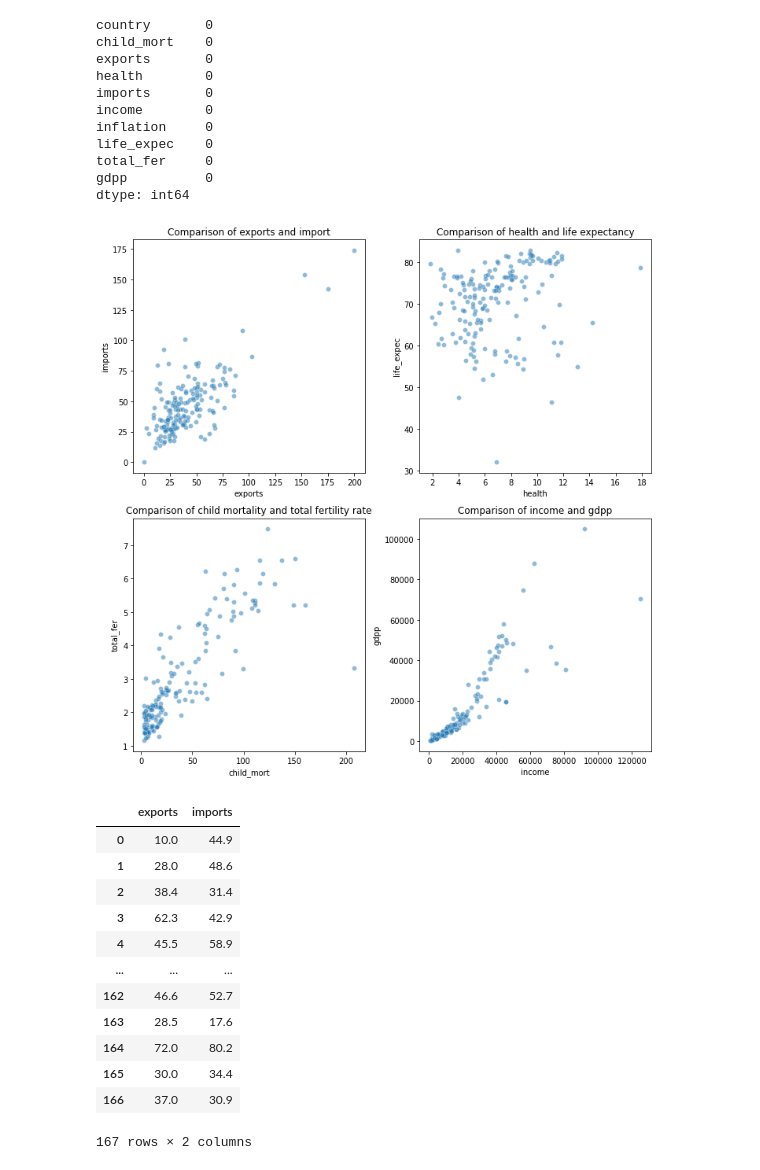
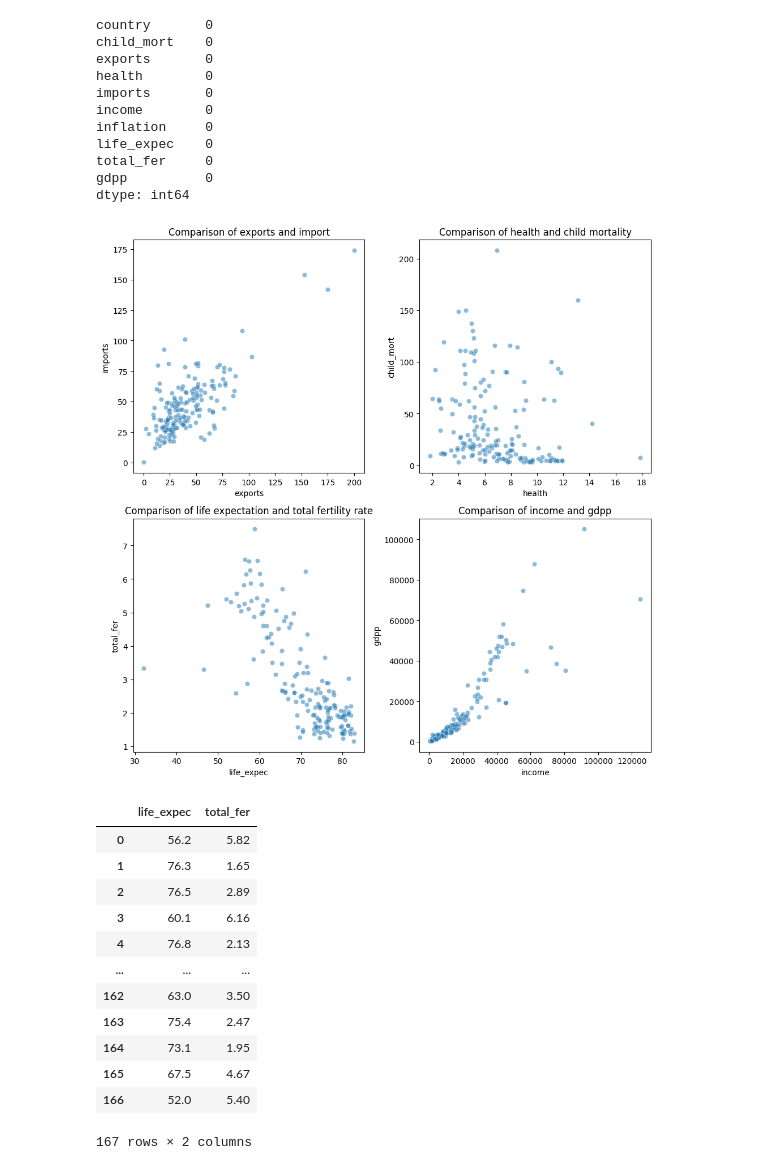
Before and after one commit to sahathat/dataSci, a Jupyter notebook: machineLearning/unsupervised/G7-Country-Datasets.ipynb, the cells around one changed output. Saved outputs shown, nothing was run; the diff lists cells and outputs as text; code cells hidden in the pictures.

```diff
--- a/machineLearning/unsupervised/G7-Country-Datasets.ipynb
+++ b/machineLearning/unsupervised/G7-Country-Datasets.ipynb
@@ -55,51 +55,52 @@ dtype: int64
 # %%
 # analysis salary data in us dollar by using work_year, experience_level, employment_type
 # Import necessary libraries
 import pandas as pd
 import seaborn as sns
 import matplotlib.pyplot as plt
 
 # Load your dataset (replace 'path_to_dataset.csv' with the actual path)
 plot_df = df.copy()
 
 # Create a figure with a single subplot
 fig, ax = plt.subplots(2,2,figsize=(10,10))
+# outliner_plot = plot_df[plot_df["gdpp"]<=20000 and plot_df["income"]<=20000]
 
 sns.scatterplot(x='exports', y='imports', data=plot_df, ax=ax[0,0], palette='viridis', alpha=0.5)
 ax[0,0].set_title('Comparison of exports and import')
 
-sns.scatterplot(x='health', y='life_expec', data=plot_df, ax=ax[0,1], palette='cubehelix', alpha=0.5)
-ax[0,1].set_title('Comparison of health and life expectancy')
+sns.scatterplot(x='health', y='child_mort', data=plot_df, ax=ax[0,1], palette='cubehelix', alpha=0.5)
+ax[0,1].set_title('Comparison of health and child mortality')
 
-sns.scatterplot(x='child_mort', y='total_fer', data=plot_df, ax=ax[1,0], palette='deep', alpha=0.5)
-ax[1,0].set_title('Comparison of child mortality and total fertility rate')
+sns.scatterplot(x='life_expec', y='total_fer', data=plot_df, ax=ax[1,0], palette='deep', alpha=0.5)
+ax[1,0].set_title('Comparison of life expectation and total fertility rate')
 
 sns.scatterplot(x='income', y='gdpp', data=plot_df, ax=ax[1,1], palette='rocket', alpha=0.5)
 ax[1,1].set_title('Comparison of income and gdpp')
 
 # Show the plot
 plt.tight_layout()
 plt.show()
 # %% [output]
-[figure, old version]
+[figure, new version]
 # %%
-columns = ["exports","imports"]
+columns = ["life_expec","total_fer"]
 
 selected_df = df[columns].copy()
 selected_df
 # %% [output]
-|  | exports | imports |
-| 0 | 10.0 | 44.9 |
-| 1 | 28.0 | 48.6 |
-| 2 | 38.4 | 31.4 |
-| 3 | 62.3 | 42.9 |
-| 4 | 45.5 | 58.9 |
+|  | life_expec | total_fer |
+| 0 | 56.2 | 5.82 |
+| 1 | 76.3 | 1.65 |
+| 2 | 76.5 | 2.89 |
+| 3 | 60.1 | 6.16 |
+| 4 | 76.8 | 2.13 |
 | ... | ... | ... |
-| 162 | 46.6 | 52.7 |
-| 163 | 28.5 | 17.6 |
-| 164 | 72.0 | 80.2 |
-| 165 | 30.0 | 34.4 |
-| 166 | 37.0 | 30.9 |
+| 162 | 63.0 | 3.50 |
+| 163 | 75.4 | 2.47 |
+| 164 | 73.1 | 1.95 |
+| 165 | 67.5 | 4.67 |
+| 166 | 52.0 | 5.40 |
 167 rows × 2 columns
 # %%
 # normalized data
```
Also changed, not shown: parts of 11 cells of this notebook, 1 other file.
